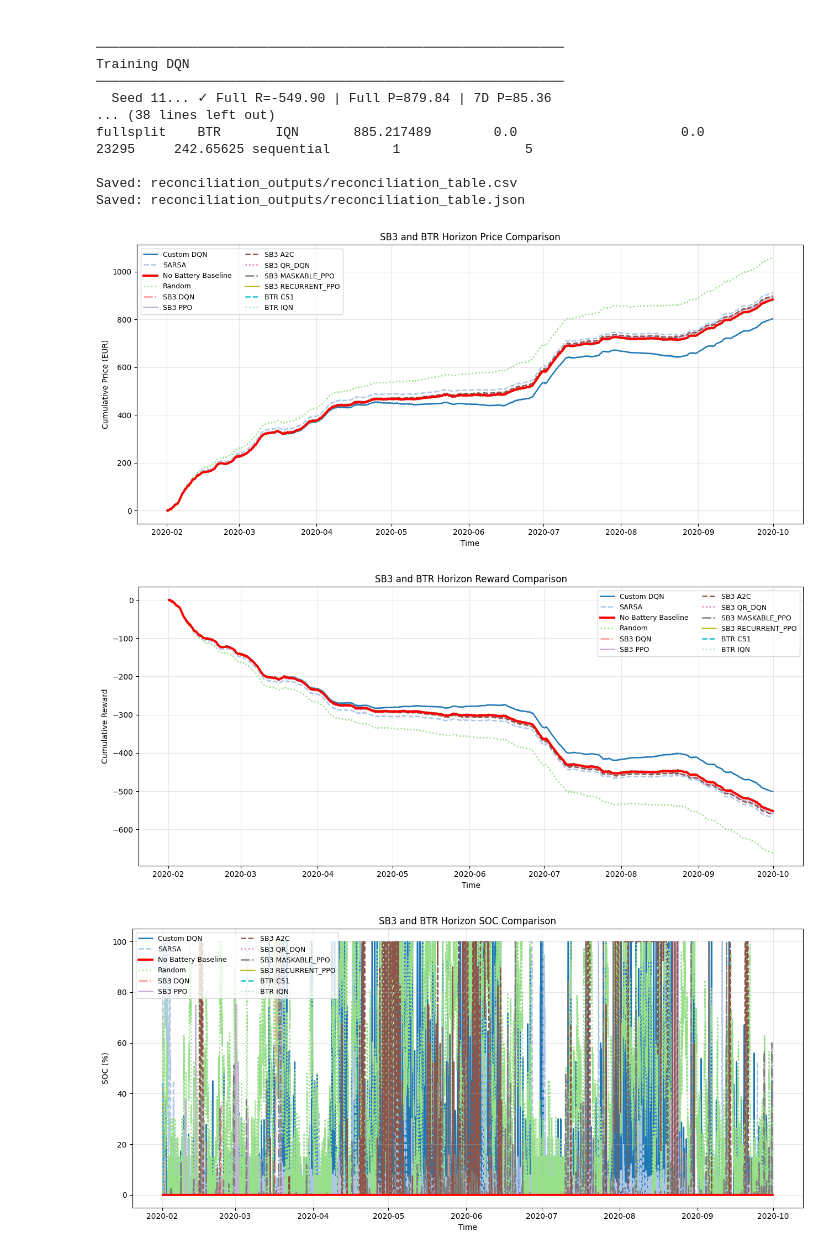
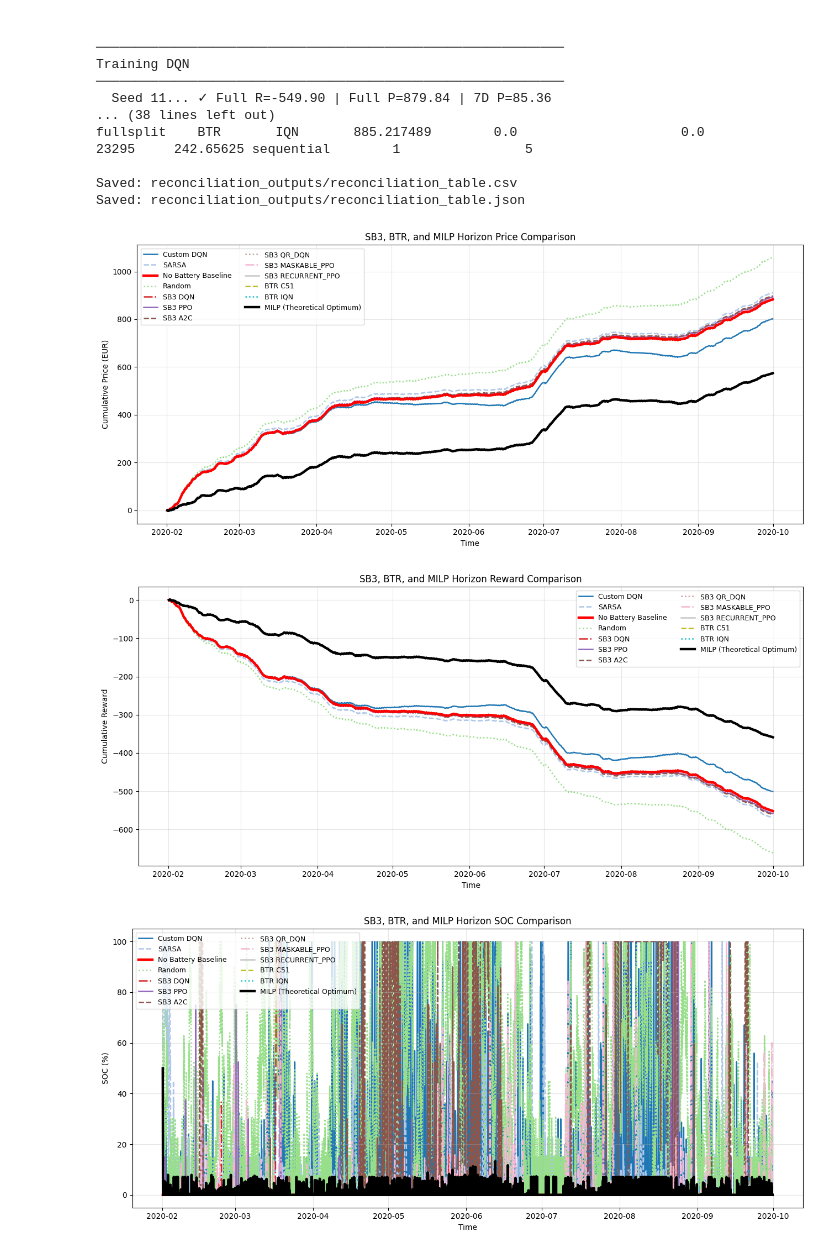
Before and after one commit to laandra/Household-RL, a Jupyter notebook: smart_home_nanogrid_DQN.ipynb, the cells around one changed output. Cells and saved outputs as stored; diff of their text form; code cells hidden in the pictures.

```diff
--- a/smart_home_nanogrid_DQN.ipynb
+++ b/smart_home_nanogrid_DQN.ipynb
@@ -1969,10 +1975,6 @@ Bencmark using perfect predictions.
 
 The teoretical optimum that can be reached by other algorithms
 # %%
-import pulp
-import numpy as np
-import pandas as pd
-
 def run_milp_benchmark(env):
     """
     Runs a Mixed-Integer Linear Programming optimization over a given
@@ -2111,7 +2113,13 @@ def run_milp_benchmark(env):
     return df_results
 
 # Example Usage:
-# env = HouseholdEnvironment(dataset=my_dataset, ...)
-# df_milp = run_milp_benchmark(env)
-# print(df_milp.head())
+env = build_dqn_env(
+    dataset=test_data,
+    dataset_norm=test_data_norm,
+    episode_length=len(test_data) - 1,
+    reset_mode="deterministic",
+    observation_mode="compact",
+)
+df_milp = run_milp_benchmark(env)
+print(df_milp.tail())
 # %% [output]
@@ -2993,6 +3044,28 @@ def add_existing_trace(label, reward_series, price_series, soc_series, traces):
     }
 
 
+def add_milp_trace(milp_df, traces):
+    if milp_df is None or not isinstance(milp_df, pd.DataFrame) or milp_df.empty:
+        return
+    required_cols = {"Cum_Cost", "Cum_RL_Reward"}
+    if not required_cols.issubset(milp_df.columns):
+        return
+
+    price_values = np.asarray(milp_df["Cum_Cost"], dtype=float)
+    reward_values = np.asarray(milp_df["Cum_RL_Reward"], dtype=float)
+    if "SOC_%" in milp_df.columns:
+        soc_values = np.asarray(milp_df["SOC_%"], dtype=float)
+    else:
+        soc_values = np.zeros(len(milp_df), dtype=float)
+
+    initial_soc = float(soc_values[0]) if len(soc_values) else 0.0
+    traces["MILP (Theoretical Optimum)"] = {
+        "reward": np.insert(reward_values, 0, 0.0),
+        "price": np.insert(price_values, 0, 0.0),
+        "soc": np.insert(soc_values, 0, initial_soc),
+    }
+
+
 def plot_horizon_series(x_axis, series_list, labels, title, y_label, save_path=None):
     fig, ax = plt.subplots(figsize=(13, 6))
     colors = plt.cm.tab20(np.linspace(0, 1, max(len(series_list), 1)))
@@ -3001,16 +3074,17 @@ def plot_horizon_series(x_axis, series_list, labels, title, y_label, save_path=N
     non_baseline_idx = 0
     for idx, (label, series) in enumerate(zip(labels, series_list)):
         is_baseline = label == BASELINE_LABEL
+        is_milp = "MILP" in label.upper()
         ax.plot(
             x_axis,
             series,
             label=label,
-            color="red" if is_baseline else colors[idx],
-            linestyle="-" if is_baseline else line_styles[non_baseline_idx % len(line_styles)],
-            linewidth=2.8 if is_baseline else 1.8,
-            zorder=10 if is_baseline else 1,
+            color="black" if is_milp else ("red" if is_baseline else colors[idx]),
+            linestyle="-" if (is_baseline or is_milp) else line_styles[non_baseline_idx % len(line_styles)],
+            linewidth=3.2 if (is_baseline or is_milp) else 1.8,
+            zorder=12 if is_milp else (10 if is_baseline else 1),
         )
-        if not is_baseline:
+        if not is_baseline and not is_milp:
             non_baseline_idx += 1
 
     ax.set_xlabel("Time")
@@ -3063,6 +3137,8 @@ if all(name in globals() for name in ["nakljucni_nagradaDQN", "nakljucni_placilo
 
 comparison_traces.update(load_best_sb3_traces())
 comparison_traces.update(load_best_btr_traces())
+if "df_milp" in globals():
+    add_milp_trace(df_milp, comparison_traces)
 
 if not comparison_traces:
     raise RuntimeError("No trajectories were collected. Make sure the custom agents and benchmark models are available.")
@@ -3094,9 +3170,9 @@ reward_img_path = output_dir / f"comparison_{serial_str}_reward.png"
 soc_img_path = output_dir / f"comparison_{serial_str}_soc.png"
 
 # Render and Save the Absolute Plots
-plot_horizon_series(x_axis, price_plot, labels, "SB3 and BTR Horizon Price Comparison", "Cumulative Price (EUR)", save_path=price_img_path)
-plot_horizon_series(x_axis, reward_plot, labels, "SB3 and BTR Horizon Reward Comparison", "Cumulative Reward", save_path=reward_img_path)
-plot_horizon_series(x_axis, soc_plot, labels, "SB3 and BTR Horizon SOC Comparison", "SOC (%)", save_path=soc_img_path)
+plot_horizon_series(x_axis, price_plot, labels, "SB3, BTR, and MILP Horizon Price Comparison", "Cumulative Price (EUR)", save_path=price_img_path)
+plot_horizon_series(x_axis, reward_plot, labels, "SB3, BTR, and MILP Horizon Reward Comparison", "Cumulative Reward", save_path=reward_img_path)
+plot_horizon_series(x_axis, soc_plot, labels, "SB3, BTR, and MILP Horizon SOC Comparison", "SOC (%)", save_path=soc_img_path)
 
 # --- Step 4: Save exact recreation data matching the absolute plots ---
 price_data_df = pd.DataFrame(index=x_axis)
@@ -3110,33 +3186,33 @@ for label, p_data, r_data, s_data in zip(labels, price_plot, reward_plot, soc_pl
 
 price_data_df.to_csv(output_dir / f"comparison_{serial_str}_price_data.csv")
 reward_data_df.to_csv(output_dir / f"comparison_{serial_str}_reward_data.csv")
 soc_data_df.to_csv(output_dir / f"comparison_{serial_str}_soc_data.csv")
 
 # --- Step 2: Compute summary table incorporating percentage metrics ---
 summary_rows = []
 for label, trace in comparison_traces.items():
     summary_rows.append({
         "algorithm": label,
         "final_price": float(trim_initial_zero(trace["price"], common_steps)[-1]),
         "final_reward": float(trim_initial_zero(trace["reward"], common_steps)[-1]),
     })
 
 comparison_summary = pd.DataFrame(summary_rows).sort_values("final_price").reset_index(drop=True)
 
 baseline_row = comparison_summary[comparison_summary["algorithm"] == BASELINE_LABEL]
 if not baseline_row.empty:
     baseline_price = float(baseline_row["final_price"].iloc[0])
     baseline_reward = float(baseline_row["final_reward"].iloc[0])
     comparison_summary["vs_baseline_price"] = comparison_summary["final_price"] - baseline_price
     comparison_summary["vs_baseline_reward"] = comparison_summary["final_reward"] - baseline_reward
 
     if baseline_price != 0:
         comparison_summary["vs_baseline_price_%"] = (comparison_summary["vs_baseline_price"] / baseline_price) * 100
     if baseline_reward != 0:
         comparison_summary["vs_baseline_reward_%"] = (comparison_summary["vs_baseline_reward"] / baseline_reward) * 100
 
 print(comparison_summary.to_string(index=False))
 # %% [output]
-[figure, old version]
+[figure, new version]
-[figure, old version]
+[figure, new version]
-[figure, old version]
+[figure, new version]
```
Also changed, not shown: parts of 6 cells of this notebook, 10 other files.
